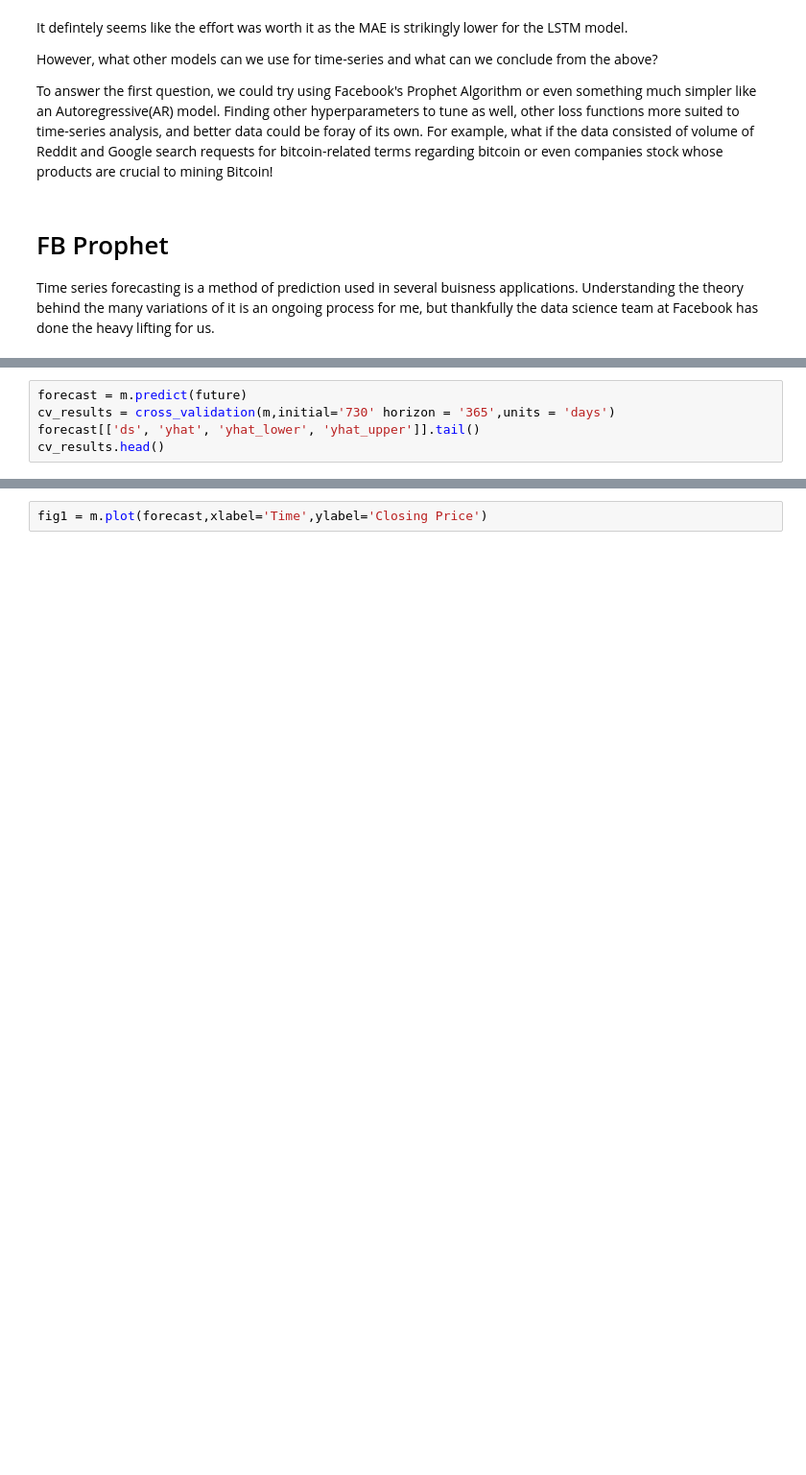
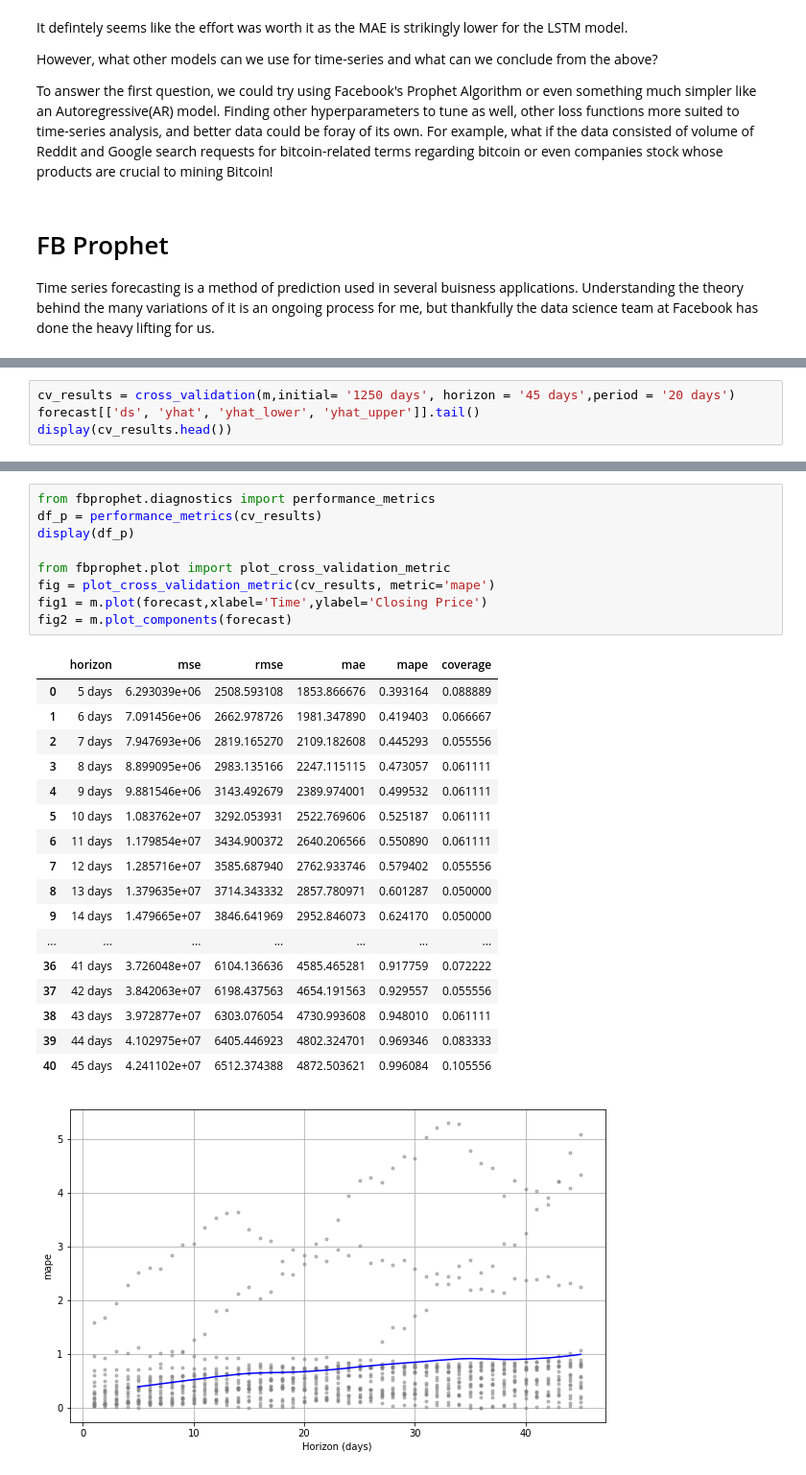
Before and after one commit to Viraj-Joshi/BitCoin-Price-Predictor, a Jupyter notebook: Bitcoin Price Predictor.ipynb, the cells around one changed output, grey strips where cells are left out. Shown: that part at 96% size. Saved outputs shown, nothing was run; the diff lists cells and outputs as text; blank space fills up the shorter version.

```diff
--- a/Bitcoin Price Predictor.ipynb
+++ b/Bitcoin Price Predictor.ipynb
@@ -576,5 +585,4 @@ INFO:fbprophet:Disabling daily seasonality. Run prophet with daily_seasonality=T
 # %%
-forecast = m.predict(future)
-cv_results = cross_validation(m,initial='730' horizon = '365',units = 'days')
+cv_results = cross_validation(m,initial= '1250 days', horizon = '45 days',period = '20 days')
 forecast[['ds', 'yhat', 'yhat_lower', 'yhat_upper']].tail()
-cv_results.head()
+display(cv_results.head())
@@ -581,2 +597,28 @@ cv_results.head()
-# %%
-fig1 = m.plot(forecast,xlabel='Time',ylabel='Closing Price')
+# %%
+from fbprophet.diagnostics import performance_metrics
+df_p = performance_metrics(cv_results)
+display(df_p)
+
+from fbprophet.plot import plot_cross_validation_metric
+fig = plot_cross_validation_metric(cv_results, metric='mape')
+fig1 = m.plot(forecast,xlabel='Time',ylabel='Closing Price')
+fig2 = m.plot_components(forecast)
+# %% [output]
+|  | horizon | mse | rmse | mae | mape | coverage |
+| 0 | 5 days | 6.293039e+06 | 2508.593108 | 1853.866676 | 0.393164 | 0.088889 |
+| 1 | 6 days | 7.091456e+06 | 2662.978726 | 1981.347890 | 0.419403 | 0.066667 |
+| 2 | 7 days | 7.947693e+06 | 2819.165270 | 2109.182608 | 0.445293 | 0.055556 |
+| 3 | 8 days | 8.899095e+06 | 2983.135166 | 2247.115115 | 0.473057 | 0.061111 |
+| 4 | 9 days | 9.881546e+06 | 3143.492679 | 2389.974001 | 0.499532 | 0.061111 |
+| 5 | 10 days | 1.083762e+07 | 3292.053931 | 2522.769606 | 0.525187 | 0.061111 |
+| 6 | 11 days | 1.179854e+07 | 3434.900372 | 2640.206566 | 0.550890 | 0.061111 |
+| 7 | 12 days | 1.285716e+07 | 3585.687940 | 2762.933746 | 0.579402 | 0.055556 |
+| 8 | 13 days | 1.379635e+07 | 3714.343332 | 2857.780971 | 0.601287 | 0.050000 |
+| 9 | 14 days | 1.479665e+07 | 3846.641969 | 2952.846073 | 0.624170 | 0.050000 |
+| ... | ... | ... | ... | ... | ... | ... |
+| 36 | 41 days | 3.726048e+07 | 6104.136636 | 4585.465281 | 0.917759 | 0.072222 |
+| 37 | 42 days | 3.842063e+07 | 6198.437563 | 4654.191563 | 0.929557 | 0.055556 |
+| 38 | 43 days | 3.972877e+07 | 6303.076054 | 4730.993608 | 0.948010 | 0.061111 |
+| 39 | 44 days | 4.102975e+07 | 6405.446923 | 4802.324701 | 0.969346 | 0.083333 |
+| 40 | 45 days | 4.241102e+07 | 6512.374388 | 4872.503621 | 0.996084 | 0.105556 |
+[figure, added]
```
Also changed, not shown: parts of 10 cells of this notebook.
